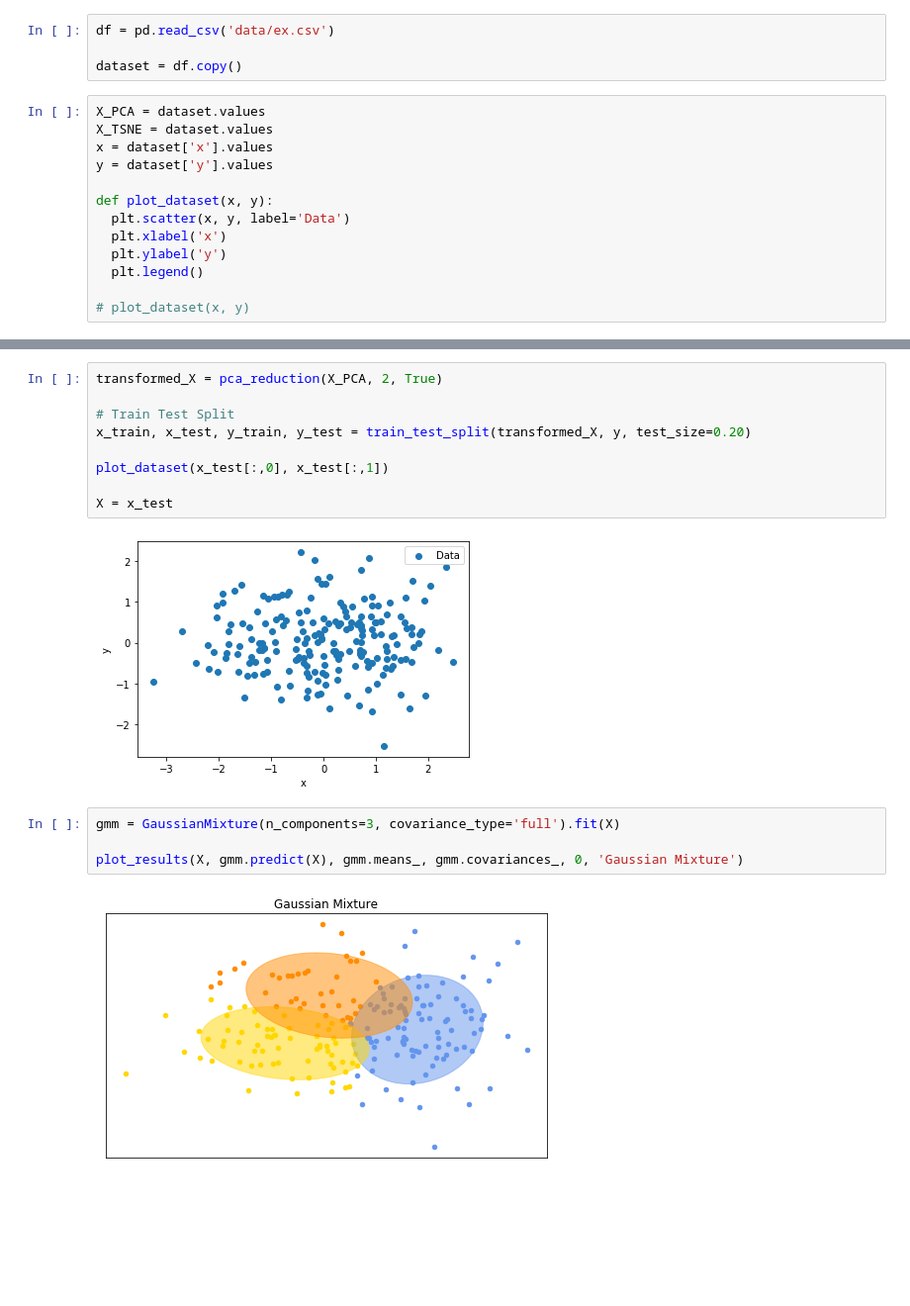
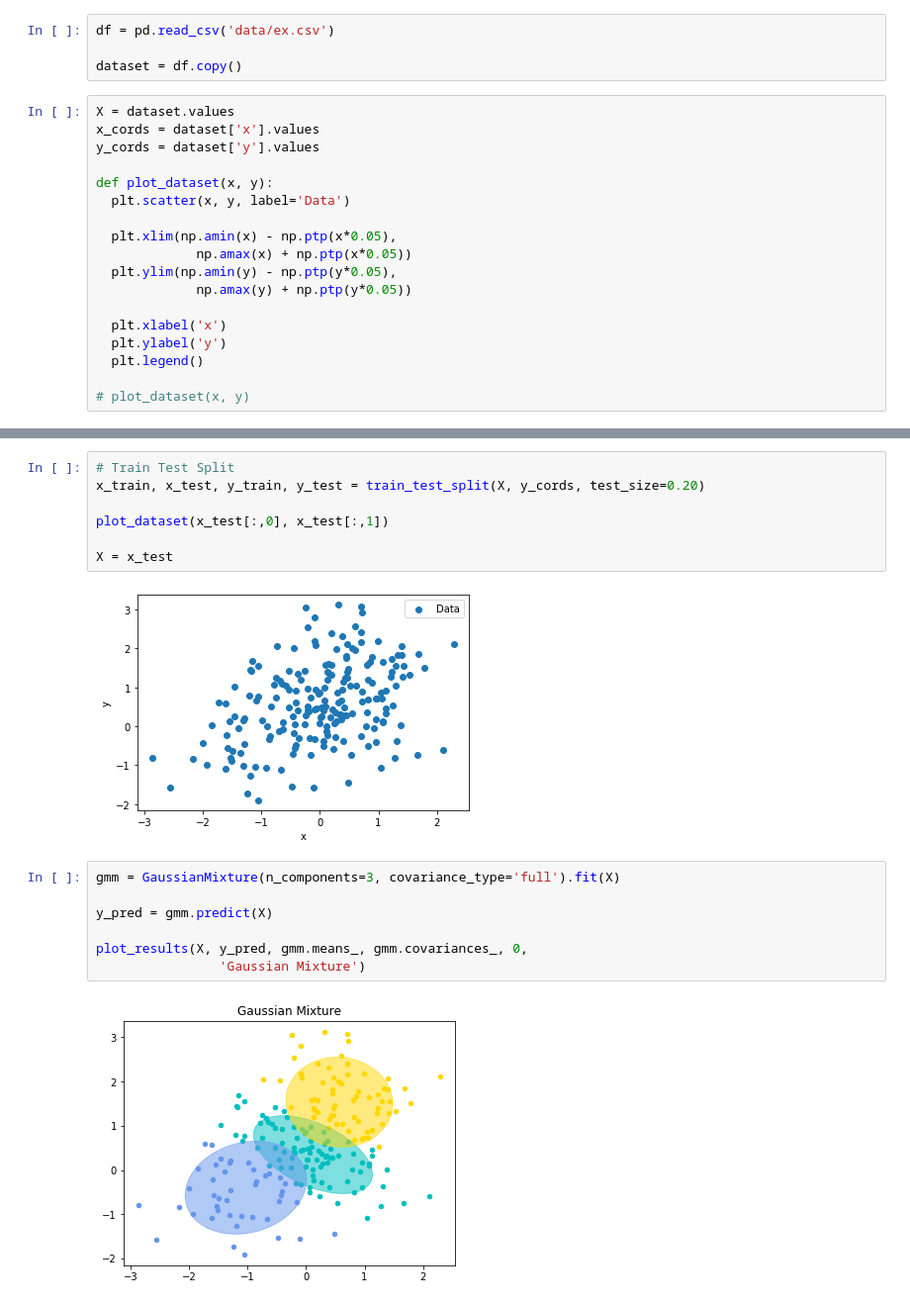
Before and after one commit to deeplearninghsw/dlhsw-examples, a Jupyter notebook: Regression/GaussianClustering.ipynb, the cells around one changed output, grey strips where cells are left out. Shown at 99% size. Drawn from its saved outputs; the diff is of its cells as text; blank space fills up the shorter version.

```diff
--- a/Regression/GaussianClustering.ipynb
+++ b/Regression/GaussianClustering.ipynb
@@ -17,13 +17,18 @@ df = pd.read_csv('data/ex.csv')
 
 dataset = df.copy()
 # %%
-X_PCA = dataset.values
-X_TSNE = dataset.values
-x = dataset['x'].values
-y = dataset['y'].values
+X = dataset.values
+x_cords = dataset['x'].values
+y_cords = dataset['y'].values
 
 def plot_dataset(x, y):
   plt.scatter(x, y, label='Data')
+
+  plt.xlim(np.amin(x) - np.ptp(x*0.05),
+             np.amax(x) + np.ptp(x*0.05))
+  plt.ylim(np.amin(y) - np.ptp(y*0.05),
+             np.amax(y) + np.ptp(y*0.05))
+
   plt.xlabel('x')
   plt.ylabel('y')
   plt.legend()
@@ -38,17 +37,18 @@ Linear dimensionality reduction using Singular Value Decomposition of the data t
 # %%
-transformed_X = pca_reduction(X_PCA, 2, True)
-
 # Train Test Split
-x_train, x_test, y_train, y_test = train_test_split(transformed_X, y, test_size=0.20)
+x_train, x_test, y_train, y_test = train_test_split(X, y_cords, test_size=0.20)
 
 plot_dataset(x_test[:,0], x_test[:,1])
 
 X = x_test
 # %% [output]
-[figure, old version]
+[figure, new version]
 # %%
 gmm = GaussianMixture(n_components=3, covariance_type='full').fit(X)
 
-plot_results(X, gmm.predict(X), gmm.means_, gmm.covariances_, 0, 'Gaussian Mixture')
+y_pred = gmm.predict(X)
+
+plot_results(X, y_pred, gmm.means_, gmm.covariances_, 0,
+                'Gaussian Mixture')
 # %% [output]
-[figure, old version]
+[figure, new version]
```
Also changed, not shown: parts of 9 cells of this notebook, 1 other file.
